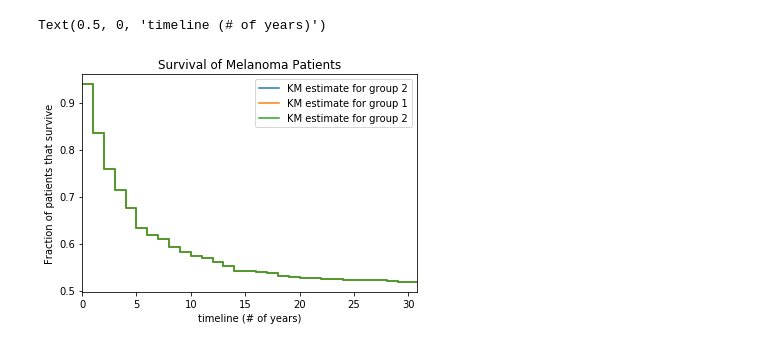
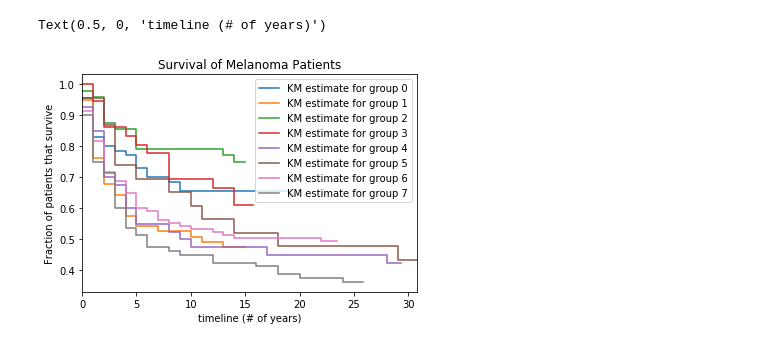
Before and after one commit to isbinternship/MelanomaExpression, a Jupyter notebook: risk_by_subtype.ipynb, the cells around one changed output. Drawn from its saved outputs; the diff is of its cells as text; code cells hidden in the pictures.

```diff
--- a/risk_by_subtype.ipynb
+++ b/risk_by_subtype.ipynb
@@ -67,19 +87,50 @@ Text(0.5, 0, 'timeline (# of years)')
-# %%
-kmf1 = getKMF(survivalDfSKCM, i)
-ax = kmf1.plot(ci_show=False)
-
-kmf2 = getKMF(survivalDfSKCM, 1)
-kmf2.plot(ci_show=False, ax=ax)
-
-kmf2 = getKMF(survivalDfSKCM, 2)
-kmf2.plot(ci_show=False, ax=ax)
-
-plt.title('Survival of Melanoma Patients')
-plt.ylabel('Fraction of patients that survive')
-plt.xlabel('timeline (# of years)')
-# %% [output]
-Text(0.5, 0, 'timeline (# of years)')
-[figure, removed]
+# %%
+goodCases = survivalDfSKCM.index.intersection(groups[0])
+group0survival = survivalDfSKCM.loc[goodCases]
+kmf1 = getKMF(group0survival, 0)
+ax = kmf1.plot(ci_show=False)
+
+goodCases = survivalDfSKCM.index.intersection(groups[1])
+group1survival = survivalDfSKCM.loc[goodCases]
+kmf1 = getKMF(group1survival, 1)
+kmf1.plot(ci_show=False, ax=ax)
+
+goodCases = survivalDfSKCM.index.intersection(groups[2])
+group2survival = survivalDfSKCM.loc[goodCases]
+kmf1 = getKMF(group2survival, 2)
+kmf1.plot(ci_show=False, ax=ax)
+
+goodCases = survivalDfSKCM.index.intersection(groups[3])
+group3survival = survivalDfSKCM.loc[goodCases]
+kmf1 = getKMF(group3survival, 3)
+kmf1.plot(ci_show=False, ax=ax)
+
+goodCases = survivalDfSKCM.index.intersection(groups[4])
+group4survival = survivalDfSKCM.loc[goodCases]
+kmf1 = getKMF(group4survival, 4)
+kmf1.plot(ci_show=False, ax=ax)
+
+goodCases = survivalDfSKCM.index.intersection(groups[5])
+group5survival = survivalDfSKCM.loc[goodCases]
+kmf1 = getKMF(group5survival, 5)
+kmf1.plot(ci_show=False, ax=ax)
+
+goodCases = survivalDfSKCM.index.intersection(groups[6])
+group6survival = survivalDfSKCM.loc[goodCases]
+kmf1 = getKMF(group6survival, 6)
+kmf1.plot(ci_show=False, ax=ax)
+
+goodCases = survivalDfSKCM.index.intersection(groups[7])
+group7survival = survivalDfSKCM.loc[goodCases]
+kmf1 = getKMF(group7survival, 7)
+kmf1.plot(ci_show=False, ax=ax)
+
+plt.title('Survival of Melanoma Patients')
+plt.ylabel('Fraction of patients that survive')
+plt.xlabel('timeline (# of years)')
+# %% [output]
+Text(0.5, 0, 'timeline (# of years)')
+[figure, added]
 # %%
 #subtract different kernels: kmf1.subtract(kmf2)
 
```
Also changed, not shown: parts of 3 cells of this notebook.
